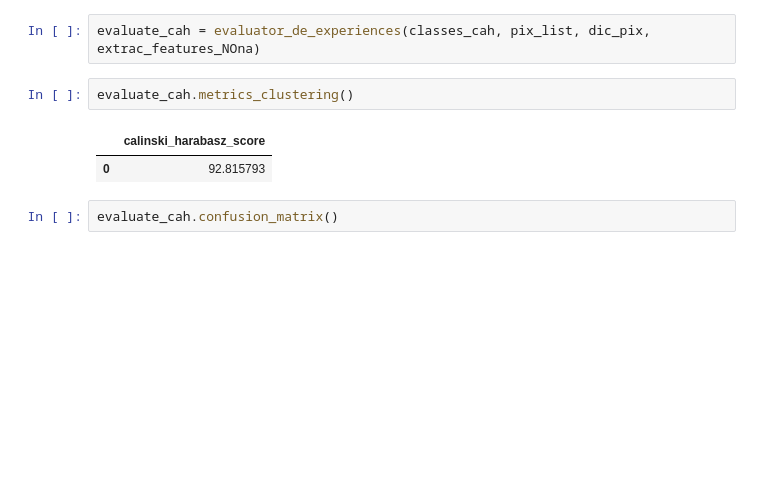
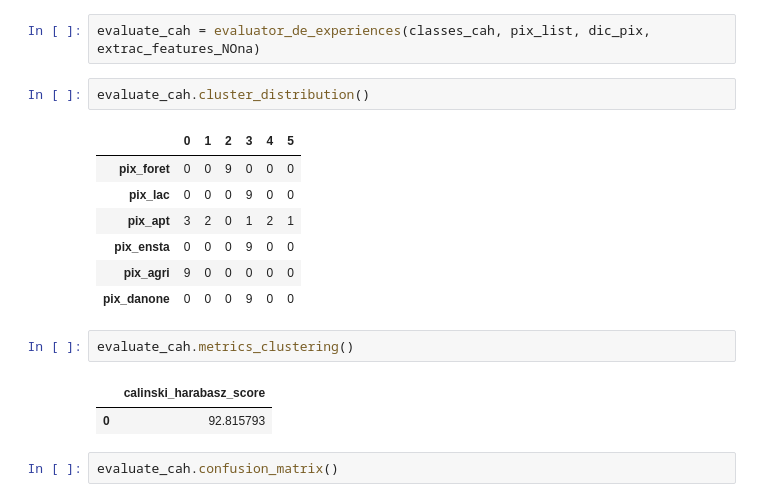
Before and after one commit to Projet-fil-rouge-IODAA/FilRouge_territoires, a Jupyter notebook: scripts/scripts_python/tsfresh_analysis.ipynb, the cells around one changed output. Cells and saved outputs as stored; diff of their text form; blank space fills up the shorter version.

```diff
--- a/scripts/scripts_python/tsfresh_analysis.ipynb
+++ b/scripts/scripts_python/tsfresh_analysis.ipynb
@@ -301,5 +323,15 @@ array([0, 0, 0, 0, 0, 0, 0, 0, 0, 3, 3, 3, 3, 3, 3, 3, 3, 3, 3, 3, 3, 3,
 # %%
 evaluate_cah = evaluator_de_experiences(classes_cah, pix_list, dic_pix, extrac_features_NOna)
+# %%
+evaluate_cah.cluster_distribution()
+# %% [output]
+|  | 0 | 1 | 2 | 3 | 4 | 5 |
+| pix_foret | 0 | 0 | 9 | 0 | 0 | 0 |
+| pix_lac | 0 | 0 | 0 | 9 | 0 | 0 |
+| pix_apt | 3 | 2 | 0 | 1 | 2 | 1 |
+| pix_ensta | 0 | 0 | 0 | 9 | 0 | 0 |
+| pix_agri | 9 | 0 | 0 | 0 | 0 | 0 |
+| pix_danone | 0 | 0 | 0 | 9 | 0 | 0 |
 # %%
 evaluate_cah.metrics_clustering()
 # %% [output]
```
Also changed, not shown: parts of 11 cells of this notebook.
